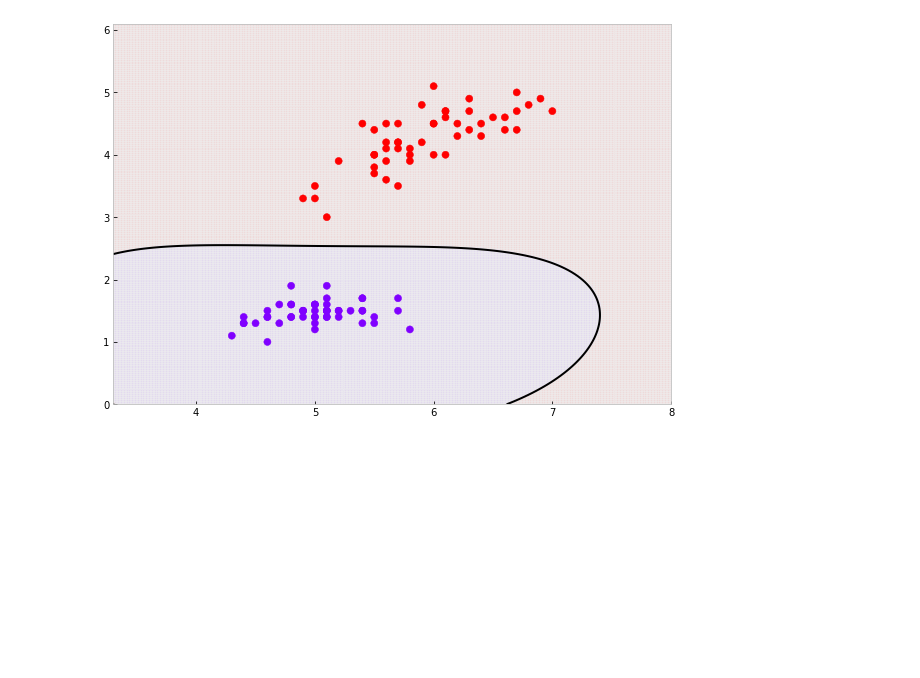
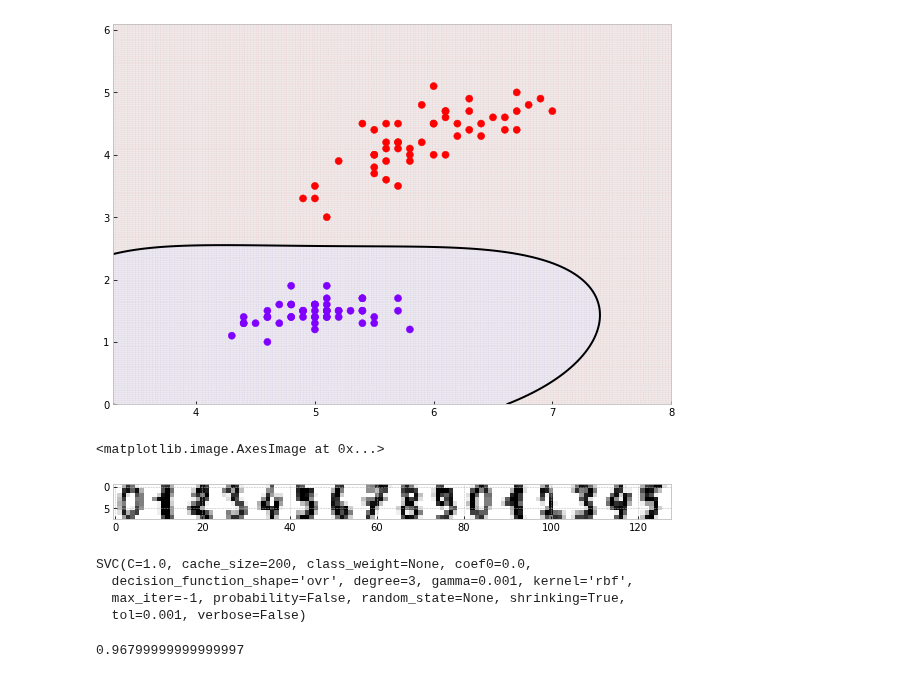
Before and after one commit to tjwei/NDHU_AM1130, a Jupyter notebook: Week09 - ML2.ipynb, the cells around one changed output. Drawn from its saved outputs; the diff is of its cells as text; code cells hidden in the pictures; blank space fills up the shorter version.

```diff
--- a/Week09 - ML2.ipynb
+++ b/Week09 - ML2.ipynb
@@ -162,3 +162,22 @@ plt.contour(grid[0], grid[1], Z, colors=['k'], linestyles=['-'],
 plt.scatter(X[:,0], X[:, 1],  c=y, cmap=plt.cm.rainbow, zorder=10, s=50);
 # %% [output]
 [figure]
+# %%
+digits = datasets.load_digits()
+# %%
+plt.imshow(np.moveaxis(digits.data[:16].reshape( (-1, 8,8) ), 0, 1).reshape((8,-1)) , cmap = plt.cm.gray_r)
+# %% [output]
+<matplotlib.image.AxesImage at 0x...>
+[figure, added]
+# %%
+clf = svm.SVC(gamma=1e-3, degree=3)
+clf.fit(digits.data[:-500], digits.target[:-500])
+# %% [output]
+SVC(C=1.0, cache_size=200, class_weight=None, coef0=0.0,
+  decision_function_shape='ovr', degree=3, gamma=0.001, kernel='rbf',
+  max_iter=-1, probability=False, random_state=None, shrinking=True,
+  tol=0.001, verbose=False)
+# %%
+(clf.predict(digits.data[-500:]) == digits.target[-500:]).mean()
+# %% [output]
+0.96799999999999997
```
Also changed, not shown: parts of 2 cells of this notebook.
